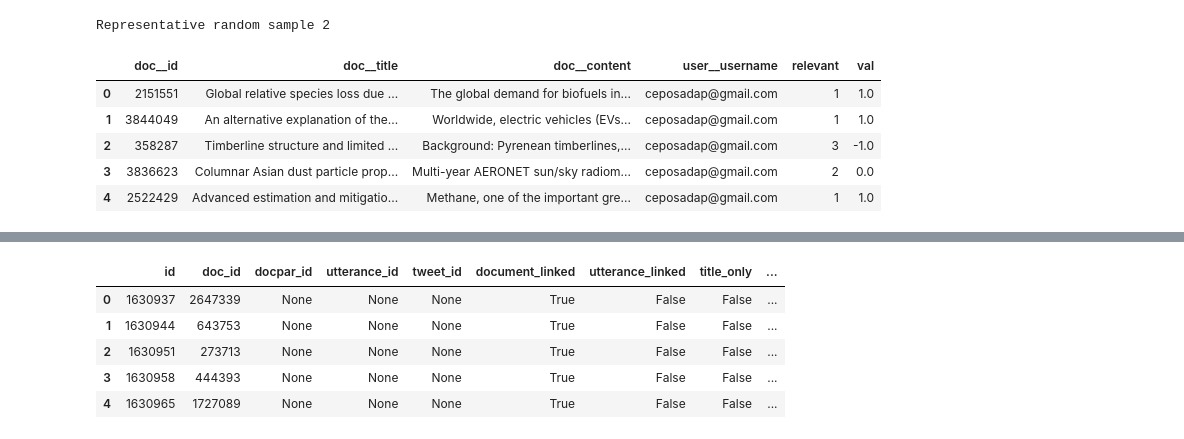
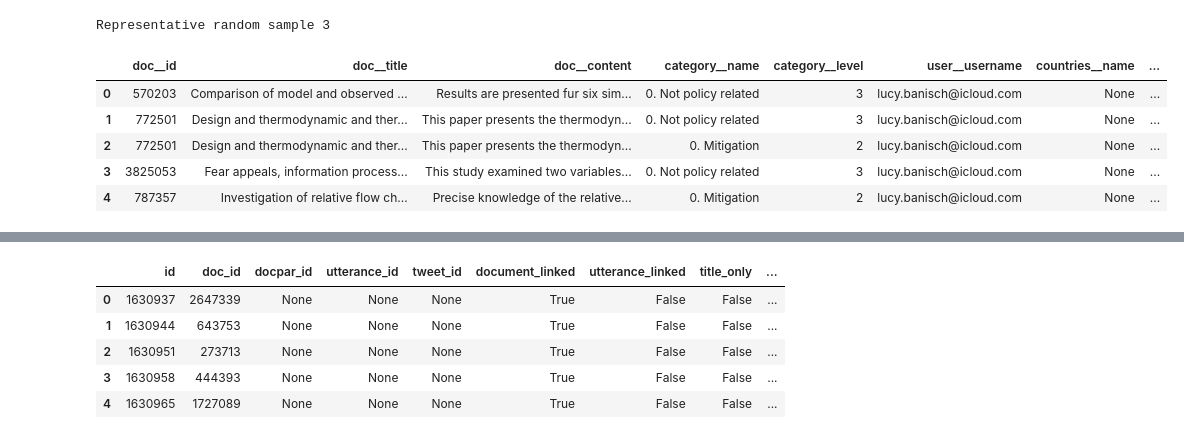
Before and after one commit to mcc-apsis/climate-policy-instruments, a Jupyter notebook: compare_ratings.ipynb, the cells around one changed output, grey strips where cells are left out. Cells and saved outputs as stored; diff of their text form; code cells hidden in the pictures.

```diff
--- a/compare_ratings.ipynb
+++ b/compare_ratings.ipynb
@@ -162,27 +27,60 @@ df.head()
 # %%
 django.db.connection.close()
 
-tag = Tag.objects.filter(query__project=p).order_by('-pk')[1]
+tag = Tag.objects.filter(query__project=p).order_by('-pk').first()
 
 print(tag.title)
 
 dos = DocOwnership.objects.filter(tag=tag, relevant__gt=0)
 
 doc_ids = set(dos.values_list('doc__id',flat=True))
 
 do_df = pd.DataFrame.from_dict(
     dos.values('doc__id','doc__title','doc__content','user__username','relevant')
 )
 do_df.loc[do_df['relevant']==0,'val'] = np.NaN
 do_df.loc[do_df['relevant']==1,'val'] = 1
 do_df.loc[do_df['relevant']==2,'val'] = 0
 do_df.loc[do_df['relevant']==3,'val'] = -1
 do_df.head()
+
+cats = Category.objects.filter(project=p).exclude(name__icontains="hidden>")
+df = pd.DataFrame.from_dict(
+    DocUserCat.objects.filter(
+        category__in=cats,
+        doc__in=doc_ids
+    ).values(
+        'doc__id',
+        'doc__title',
+        'doc__content',
+        'category__name',
+        'category__level',
+        'user__username',
+        'countries__name',
+        'texts__name',
+        'selection_tier'
+    )
+)
+df = df[
+    (df[['doc__id','user__username']].apply(tuple, axis=1).isin(do_df[['doc__id','user__username']].apply(tuple, axis=1))) |
+    (df['user__username']=="Auto")
+]
+df['category__level'] = df['category__level'].astype(str)
+df['cat'] = df[['category__level','category__name','user__username']].apply(lambda x: ' - '.join(x), axis=1)
+df['val'] = df['selection_tier']
+df.loc[~pd.isna(df['countries__name']),'val'] = df.loc[~pd.isna(df['countries__name']),'countries__name']
+df.loc[~pd.isna(df['texts__name']),'val'] = df.loc[~pd.isna(df['texts__name']),'texts__name']
+
+df['Category Name'] = df[['category__level','category__name']].apply(lambda x: ' - '.join(x), axis=1)
+
+cats = df['Category Name'].unique()
+
+df.head()
 # %% [output]
-Representative random sample 2
+Representative random sample 3
-|  | doc__id | doc__title | doc__content | user__username | relevant | val |
-| 0 | 2151551 | Global relative species loss due ... | The global demand for biofuels in... | ceposadap@gmail.com | 1 | 1.0 |
-| 1 | 3844049 | An alternative explanation of the... | Worldwide, electric vehicles (EVs... | ceposadap@gmail.com | 1 | 1.0 |
-| 2 | 358287 | Timberline structure and limited ... | Background: Pyrenean timberlines,... | ceposadap@gmail.com | 3 | -1.0 |
-| 3 | 3836623 | Columnar Asian dust particle prop... | Multi-year AERONET sun/sky radiom... | ceposadap@gmail.com | 2 | 0.0 |
-| 4 | 2522429 | Advanced estimation and mitigatio... | Methane, one of the important gre... | ceposadap@gmail.com | 1 | 1.0 |
+|  | doc__id | doc__title | doc__content | category__name | category__level | user__username | countries__name | ... |
+| 0 | 570203 | Comparison of model and observed ... | Results are presented fur six sim... | 0. Not policy related | 3 | lucy.banisch@icloud.com | None | ... |
+| 1 | 772501 | Design and thermodynamic and ther... | This paper presents the thermodyn... | 0. Not policy related | 3 | lucy.banisch@icloud.com | None | ... |
+| 2 | 772501 | Design and thermodynamic and ther... | This paper presents the thermodyn... | 0. Mitigation | 2 | lucy.banisch@icloud.com | None | ... |
+| 3 | 3825053 | Fear appeals, information process... | This study examined two variables... | 0. Not policy related | 3 | lucy.banisch@icloud.com | None | ... |
+| 4 | 787357 | Investigation of relative flow ch... | Precise knowledge of the relative... | 0. Mitigation | 2 | lucy.banisch@icloud.com | None | ... |
```
Also changed, not shown: parts of 14 cells of this notebook, 6 other files.
